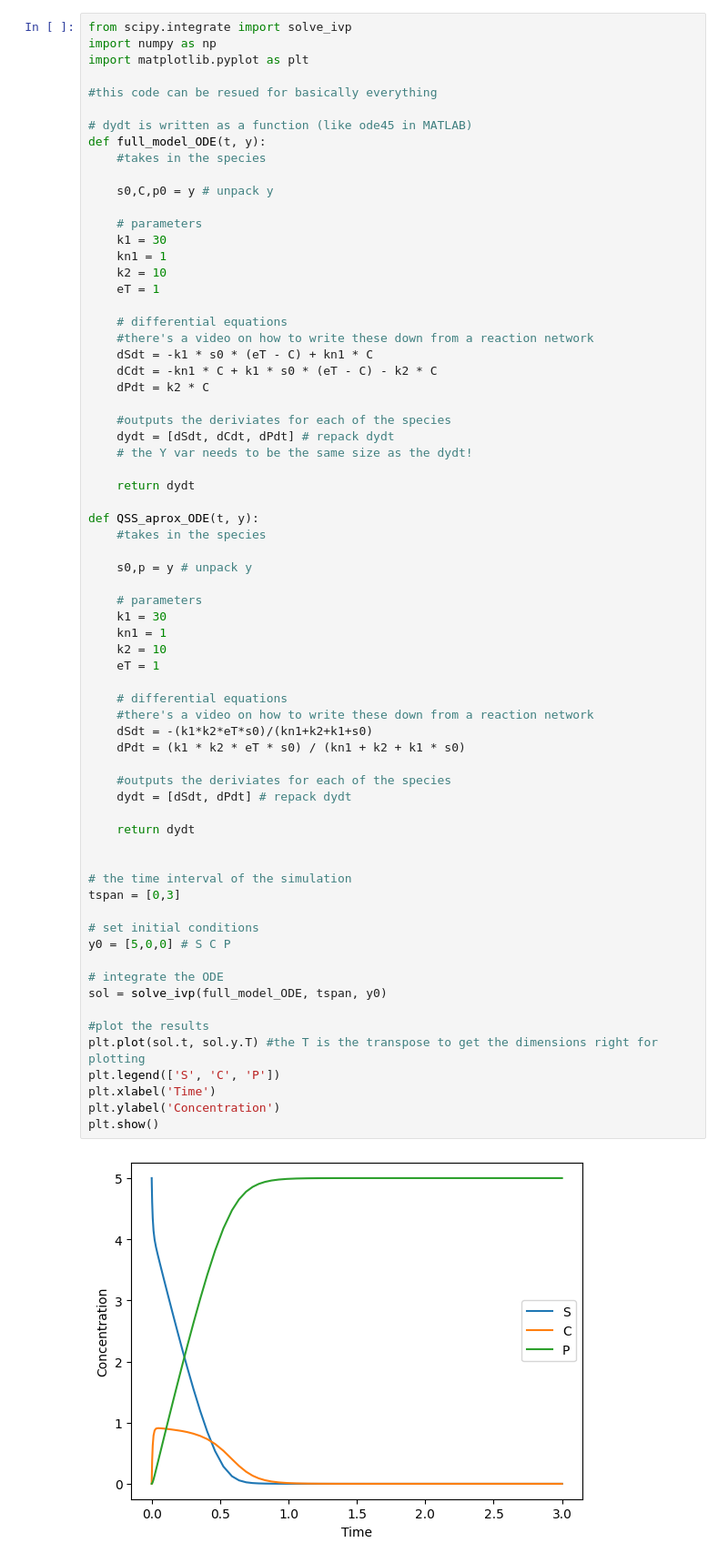
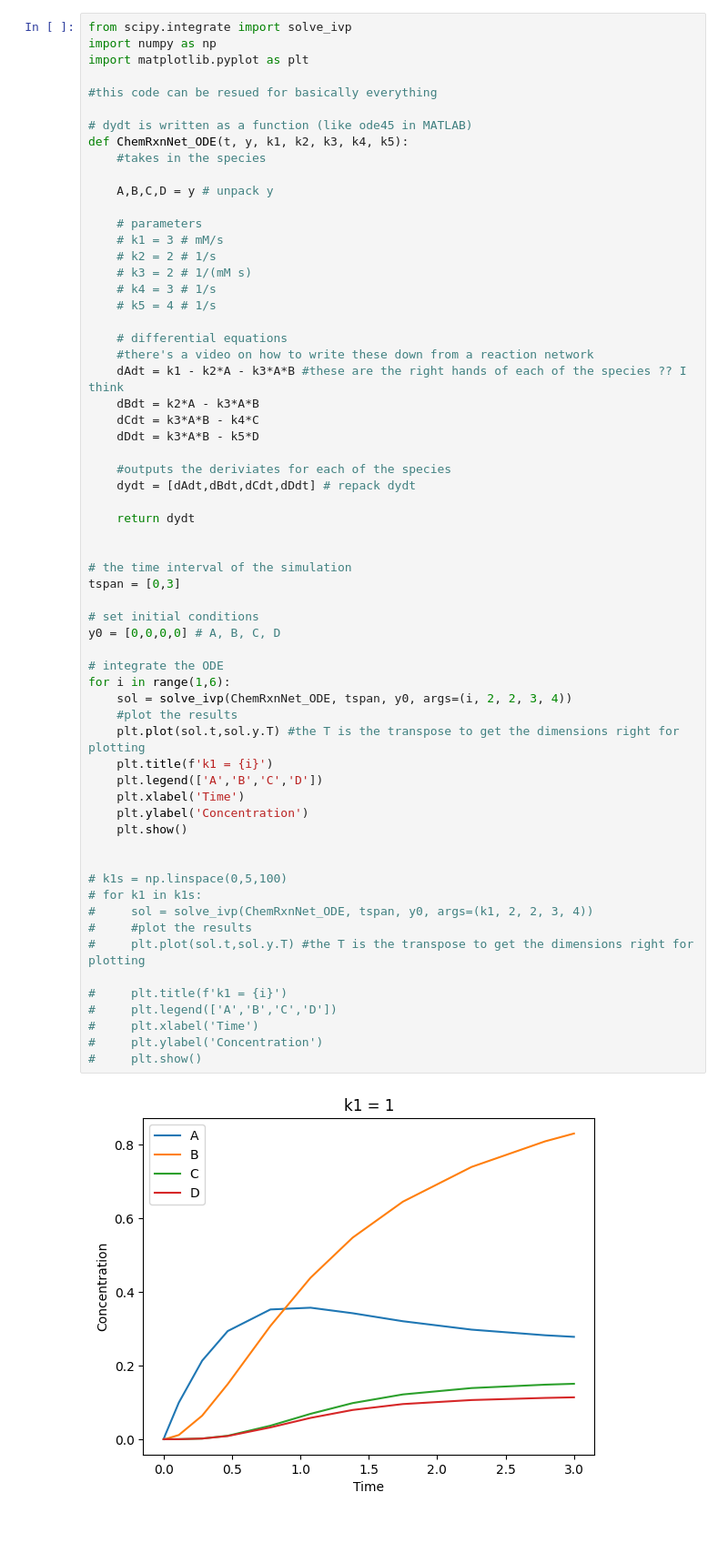
Before and after one commit to TC-Wheel/modeling_biological_systems, a Jupyter notebook: integrate_ODE copy.ipynb, the cells around one changed output. Shown at 91% size. Cells and saved outputs as stored; diff of their text form; blank space fills up the shorter version.

```diff
--- a/integrate_ODE copy.ipynb
+++ b/integrate_ODE copy.ipynb
@@ -1,70 +1,64 @@
 # %%
 from scipy.integrate import solve_ivp
 import numpy as np
 import matplotlib.pyplot as plt
 
 #this code can be resued for basically everything
 
 # dydt is written as a function (like ode45 in MATLAB)
-def full_model_ODE(t, y):
+def ChemRxnNet_ODE(t, y, k1, k2, k3, k4, k5):
     #takes in the species
 
-    s0,C,p0 = y # unpack y
+    A,B,C,D = y # unpack y
 
     # parameters
-    k1 = 30
-    kn1 = 1
-    k2 = 10
-    eT = 1
+    # k1 = 3 # mM/s
+    # k2 = 2 # 1/s
+    # k3 = 2 # 1/(mM s)
+    # k4 = 3 # 1/s
+    # k5 = 4 # 1/s
 
     # differential equations
     #there's a video on how to write these down from a reaction network
-    dSdt = -k1 * s0 * (eT - C) + kn1 * C
-    dCdt = -kn1 * C + k1 * s0 * (eT - C) - k2 * C
-    dPdt = k2 * C
+    dAdt = k1 - k2*A - k3*A*B #these are the right hands of each of the species ?? I think
+    dBdt = k2*A - k3*A*B
+    dCdt = k3*A*B - k4*C
+    dDdt = k3*A*B - k5*D
 
     #outputs the deriviates for each of the species
-    dydt = [dSdt, dCdt, dPdt] # repack dydt
-    # the Y var needs to be the same size as the dydt!
-
-    return dydt
-
-def QSS_aprox_ODE(t, y):
-    #takes in the species
-
-    s0,p = y # unpack y
-
-    # parameters
-    k1 = 30
-    kn1 = 1
-    k2 = 10
-    eT = 1
-
-    # differential equations
-    #there's a video on how to write these down from a reaction network
-    dSdt = -(k1*k2*eT*s0)/(kn1+k2+k1+s0)
-    dPdt = (k1 * k2 * eT * s0) / (kn1 + k2 + k1 * s0)
-
-    #outputs the deriviates for each of the species
-    dydt = [dSdt, dPdt] # repack dydt
+    dydt = [dAdt,dBdt,dCdt,dDdt] # repack dydt
 
     return dydt
 
 
 # the time interval of the simulation
 tspan = [0,3]
 
 # set initial conditions
-y0 = [5,0,0] # S C P
+y0 = [0,0,0,0] # A, B, C, D
 
 # integrate the ODE
-sol = solve_ivp(full_model_ODE, tspan, y0)
+for i in range(1,6):
+    sol = solve_ivp(ChemRxnNet_ODE, tspan, y0, args=(i, 2, 2, 3, 4))
+    #plot the results
+    plt.plot(sol.t,sol.y.T) #the T is the transpose to get the dimensions right for plotting
+    plt.title(f'k1 = {i}')
+    plt.legend(['A','B','C','D'])
+    plt.xlabel('Time')
+    plt.ylabel('Concentration')
+    plt.show()
 
-#plot the results
-plt.plot(sol.t, sol.y.T) #the T is the transpose to get the dimensions right for plotting
-plt.legend(['S', 'C', 'P'])
-plt.xlabel('Time')
-plt.ylabel('Concentration')
-plt.show()
+
+# k1s = np.linspace(0,5,100)
+# for k1 in k1s:
+#     sol = solve_ivp(ChemRxnNet_ODE, tspan, y0, args=(k1, 2, 2, 3, 4))
+#     #plot the results
+#     plt.plot(sol.t,sol.y.T) #the T is the transpose to get the dimensions right for plotting
+
+#     plt.title(f'k1 = {i}')
+#     plt.legend(['A','B','C','D'])
+#     plt.xlabel('Time')
+#     plt.ylabel('Concentration')
+#     plt.show()
 # %% [output]
-[figure, old version]
+[figure, new version]
```
Also changed, not shown: parts of 1 cell of this notebook, 3 other files.
